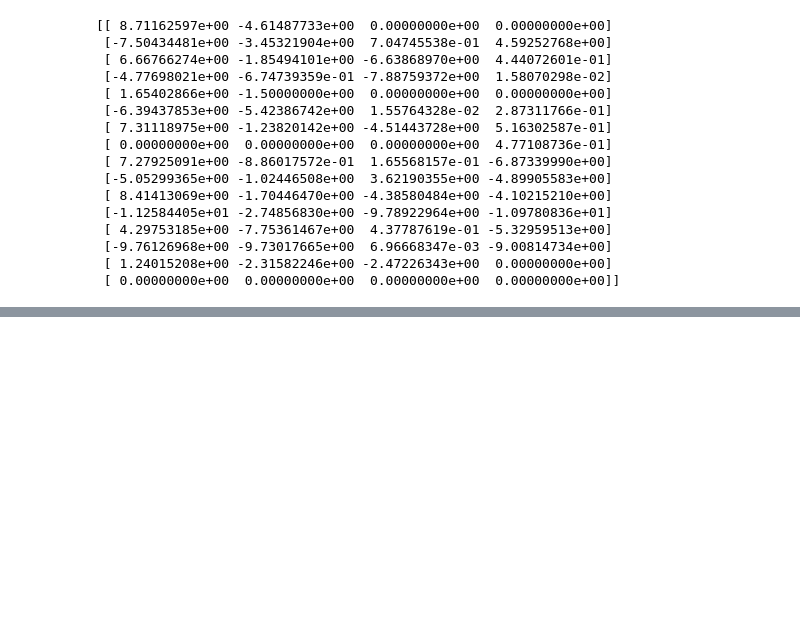
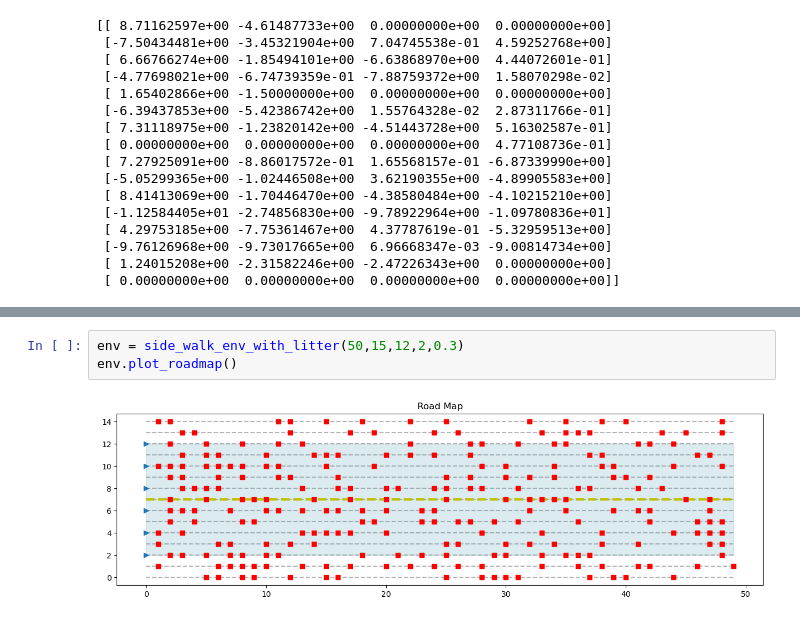
Before and after one commit to jiangzz-lab/GroverQLearning, a Jupyter notebook: sidewalk_env/QLearning_sidewalk.ipynb, the cells around one changed output, grey strips where cells are left out. Drawn from its saved outputs; the diff is of its cells as text; blank space fills up the shorter version.

```diff
--- a/sidewalk_env/QLearning_sidewalk.ipynb
+++ b/sidewalk_env/QLearning_sidewalk.ipynb
@@ -122,0 +252,5 @@ print(Elliot_c.Q_values)
+# %%
+env = side_walk_env_with_litter(50,15,12,2,0.3)
+env.plot_roadmap()
+# %% [output]
+[figure, added]
```
Also changed, not shown: parts of 10 cells of this notebook, 2 other files.
